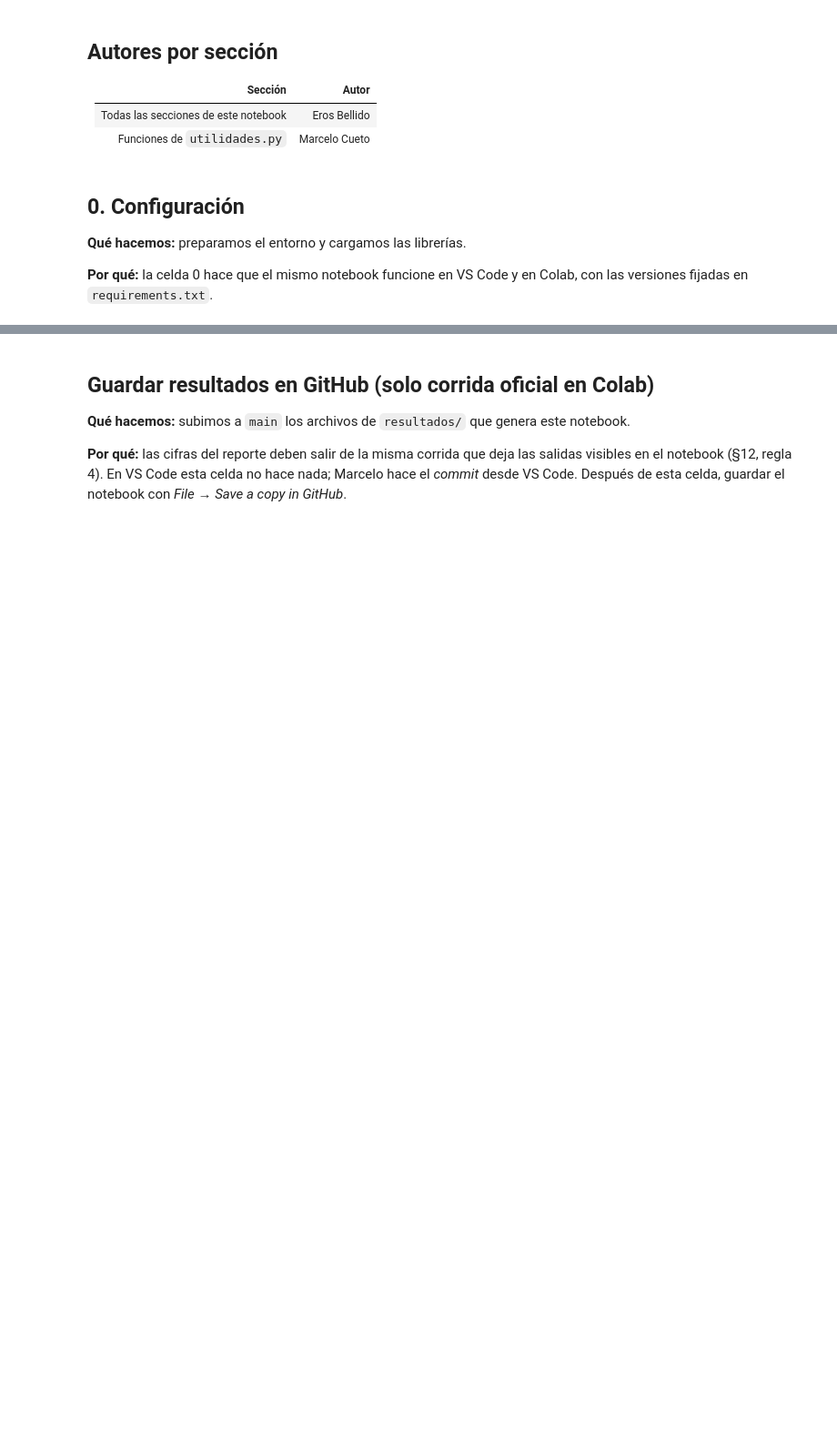
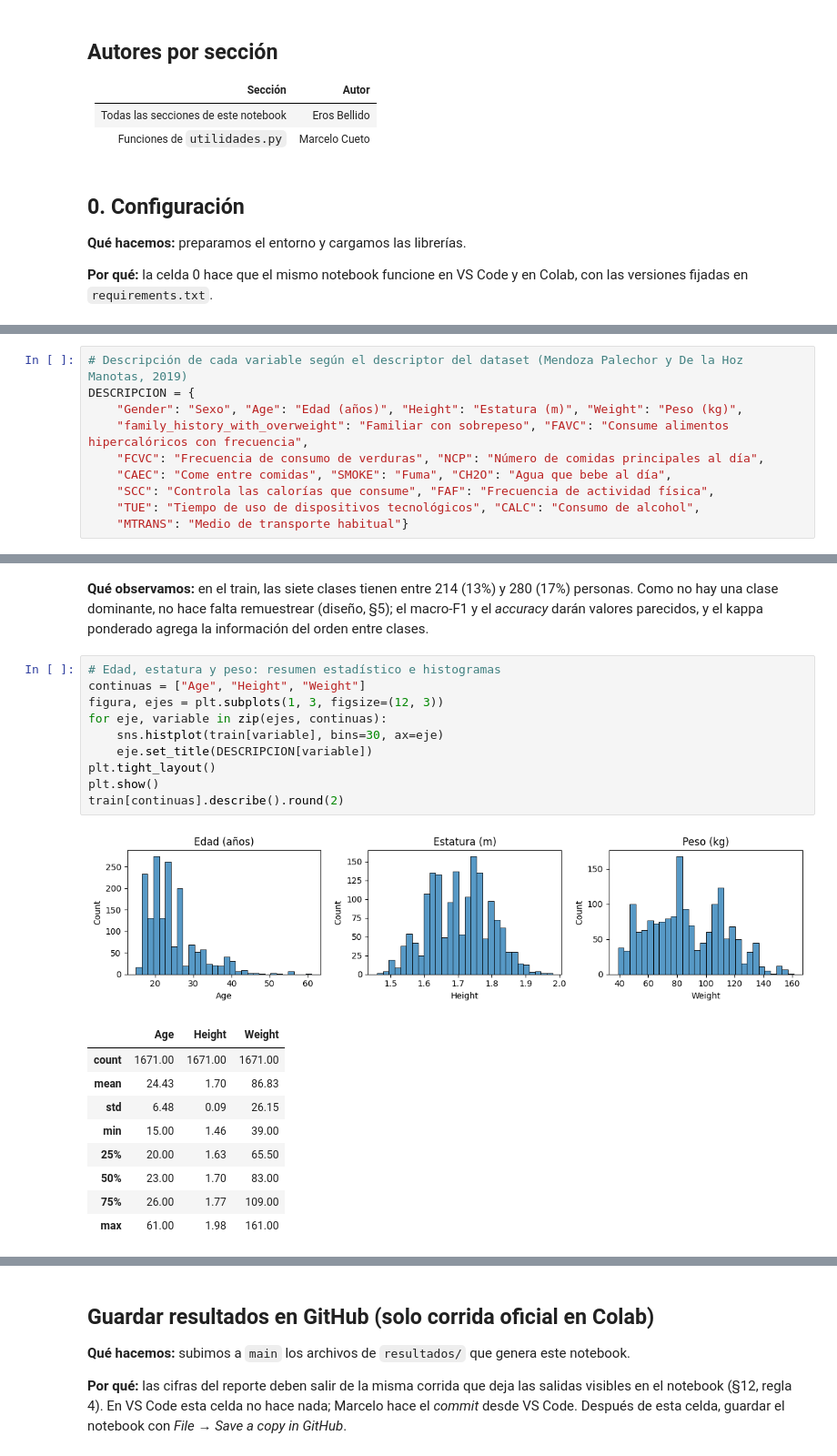
Before and after one commit to MCuetoV/proyecto-ml-2026-2, a Jupyter notebook: notebooks/03_obesidad_exploracion.ipynb, the cells around one changed output, grey strips where cells are left out. Shown at 91% size. Cells and saved outputs as stored; diff of their text form; blank space fills up the shorter version.

```diff
--- a/notebooks/03_obesidad_exploracion.ipynb
+++ b/notebooks/03_obesidad_exploracion.ipynb
@@ -140,0 +98,10 @@ proporciones.round(3)
+# %%
+# Descripción de cada variable según el descriptor del dataset (Mendoza Palechor y De la Hoz Manotas, 2019)
+DESCRIPCION = {
+    "Gender": "Sexo", "Age": "Edad (años)", "Height": "Estatura (m)", "Weight": "Peso (kg)",
+    "family_history_with_overweight": "Familiar con sobrepeso", "FAVC": "Consume alimentos hipercalóricos con frecuencia",
+    "FCVC": "Frecuencia de consumo de verduras", "NCP": "Número de comidas principales al día",
+    "CAEC": "Come entre comidas", "SMOKE": "Fuma", "CH2O": "Agua que bebe al día",
+    "SCC": "Controla las calorías que consume", "FAF": "Frecuencia de actividad física",
+    "TUE": "Tiempo de uso de dispositivos tecnológicos", "CALC": "Consumo de alcohol",
+    "MTRANS": "Medio de transporte habitual"}
@@ -140,0 +229,23 @@ proporciones.round(3)
+# %% [markdown]
+**Qué observamos:** en el train, las siete clases tienen entre 214 (13%) y 280 (17%) personas. Como no hay una clase dominante, no hace falta remuestrear (diseño, §5); el macro-F1 y el *accuracy* darán valores parecidos, y el kappa ponderado agrega la información del orden entre clases.
+# %%
+# Edad, estatura y peso: resumen estadístico e histogramas
+continuas = ["Age", "Height", "Weight"]
+figura, ejes = plt.subplots(1, 3, figsize=(12, 3))
+for eje, variable in zip(ejes, continuas):
+    sns.histplot(train[variable], bins=30, ax=eje)
+    eje.set_title(DESCRIPCION[variable])
+plt.tight_layout()
+plt.show()
+train[continuas].describe().round(2)
+# %% [output]
+[figure, added]
+|  | Age | Height | Weight |
+| count | 1671.00 | 1671.00 | 1671.00 |
+| mean | 24.43 | 1.70 | 86.83 |
+| std | 6.48 | 0.09 | 26.15 |
+| min | 15.00 | 1.46 | 39.00 |
+| 25% | 20.00 | 1.63 | 65.50 |
+| 50% | 23.00 | 1.70 | 83.00 |
+| 75% | 26.00 | 1.77 | 109.00 |
+| max | 61.00 | 1.98 | 161.00 |
```
Also changed, not shown: parts of 59 cells of this notebook.
